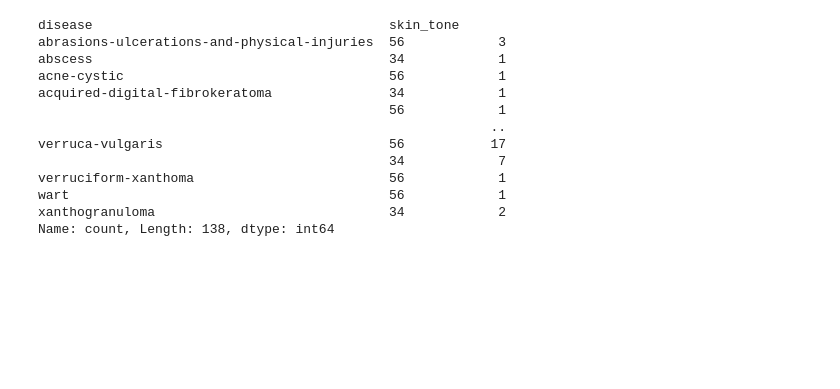
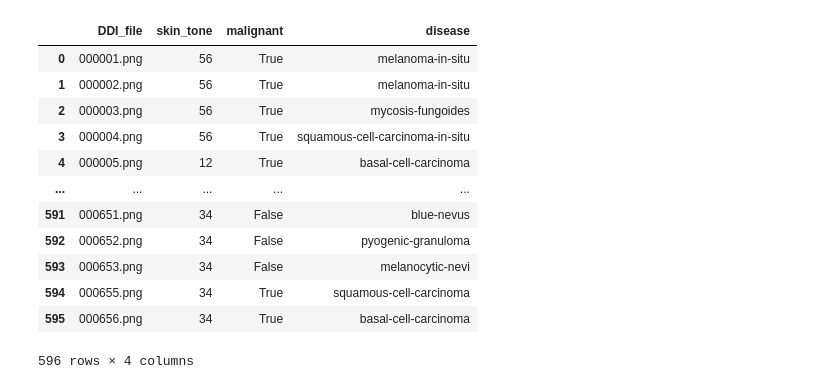
Before and after one commit to brrodriguezd/IAMedicos, a Jupyter notebook: format_images.ipynb, the cells around one changed output. Drawn from its saved outputs; the diff is of its cells as text; code cells hidden in the pictures; blank space fills up the shorter version.

```diff
--- a/format_images.ipynb
+++ b/format_images.ipynb
@@ -8,30 +8,30 @@ NUM_MIN_IMAGES = 2
 # %%
 df = pd.read_csv("../ddidiversedermatologyimages/ddi_metadata.csv")
 
 # ambos son indices
 df.drop(["DDI_ID", "Unnamed: 0"], axis=1, inplace=True)
 # solo hay una muestra asi que idk
 counts = df.groupby("disease").skin_tone.value_counts()
 keep = counts.index[counts >= NUM_MIN_IMAGES]
 
 keep_df = keep.to_frame(index=False)
 
 df = df.merge(keep_df, how="inner")
-counts
+df
 # %% [output]
+|  | DDI_file | skin_tone | malignant | disease |
+| 0 | 000001.png | 56 | True | melanoma-in-situ |
+| 1 | 000002.png | 56 | True | melanoma-in-situ |
+| 2 | 000003.png | 56 | True | mycosis-fungoides |
+| 3 | 000004.png | 56 | True | squamous-cell-carcinoma-in-situ |
+| 4 | 000005.png | 12 | True | basal-cell-carcinoma |
+| ... | ... | ... | ... | ... |
+| 591 | 000651.png | 34 | False | blue-nevus |
+| 592 | 000652.png | 34 | False | pyogenic-granuloma |
+| 593 | 000653.png | 34 | False | melanocytic-nevi |
+| 594 | 000655.png | 34 | True | squamous-cell-carcinoma |
+| 595 | 000656.png | 34 | True | basal-cell-carcinoma |
-disease                                      skin_tone
-abrasions-ulcerations-and-physical-injuries  56            3
-abscess                                      34            1
-acne-cystic                                  56            1
-acquired-digital-fibrokeratoma               34            1
-                                             56            1
-                                                          ..
-verruca-vulgaris                             56           17
-                                             34            7
-verruciform-xanthoma                         56            1
-wart                                         56            1
-xanthogranuloma                              34            2
-Name: count, Length: 138, dtype: int64
+596 rows × 4 columns
 # %%
 DDI_TO_HAM10000_MAPPING = {
     # === MALIGNANT MELANOCYTIC LESIONS (4) ===
```
Also changed, not shown: 1 other file.
